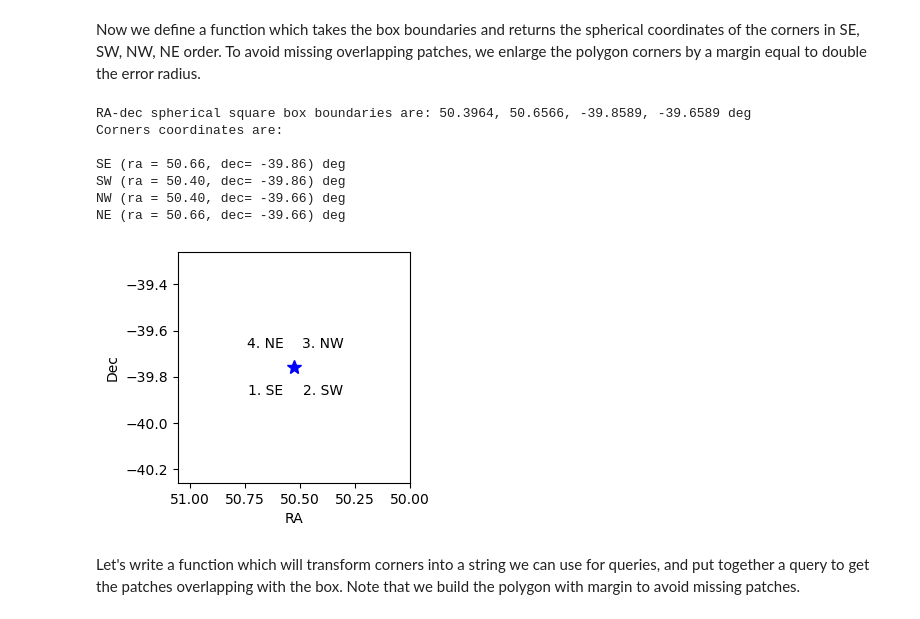
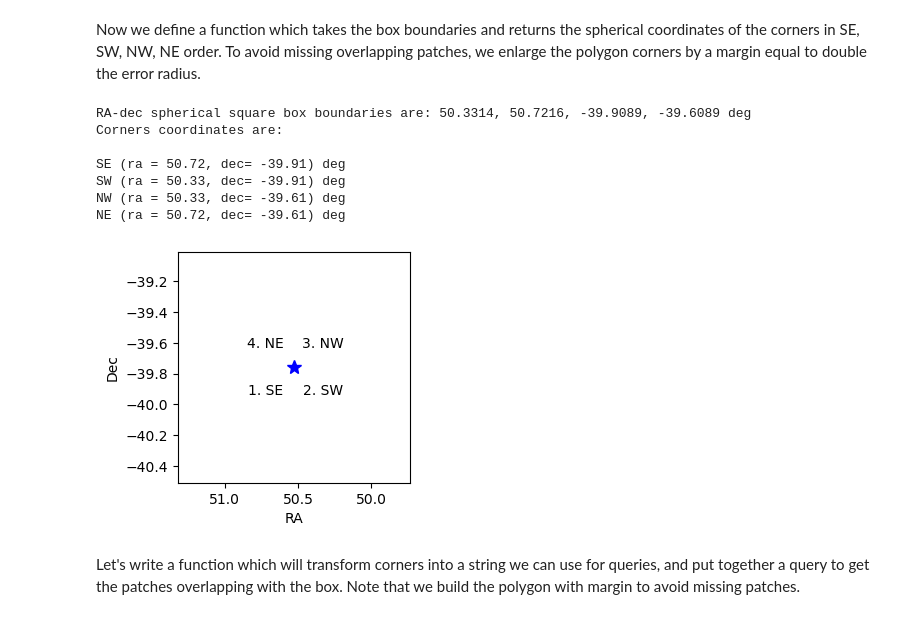
Before and after one commit to peppedilillo/notebooks, a Jupyter notebook: 250422_coadd_cutout.ipynb, the cells around one changed output. Saved outputs shown, nothing was run; the diff lists cells and outputs as text; code cells hidden in the pictures.

```diff
--- a/250422_coadd_cutout.ipynb
+++ b/250422_coadd_cutout.ipynb
@@ -15,7 +18,7 @@ butler = Butler(config, collections=collection)
 # %% [markdown]
 Let's define a cone region. I will take the error radius from the last month GCN ground notice median value. For the target coordinates I will take values from the notebook `DP02_03c`. This sky location corresponds to region at the boundary between two different patches.
 # %%
-err_radius = 0.1  # max value reached without crash on large VM is 0.19
+err_radius = .3  # max value reached without crash on large VM is 0.19
 target_ra = 50.5265
 target_dec = -39.7589
 # %% [markdown]
@@ -25,30 +28,26 @@ Now we define a function which takes the box boundaries and returns the spherica
 # %%
 import numpy as np
 
-def get_region_boundaries(ra, dec, err_radius):
+def get_square_region_boundaries(ra: float, dec: float, box_side: float):
     """
-    Returns ra_min, ra_max, dec_min, dec_max of a circular region centered
-    on ra and dec, with radius equal `err_radius`.
+    Returns ra_min, ra_max, dec_min, dec_max of a square region centered
+    on ra and dec, with box side equal `box_side`.
+    All inputs are expected in degrees.
     """
     boundaries_ra = (
-        ra - err_radius / np.cos(np.radians(dec)),
-        ra + err_radius / np.cos(np.radians(dec)),
+        ra - 0.5 * box_side / np.cos(np.radians(dec)),
+        ra + 0.5 * box_side / np.cos(np.radians(dec)),
     )
     boundaries_dec = (
-        dec - err_radius,
-        dec + err_radius,
+        dec - 0.5 * box_side,
+        dec + 0.5 * box_side,
     )
     return tuple(map(float, [*sorted(boundaries_ra), *sorted(boundaries_dec)]))
 
-def boundaries_to_polygon(ra_min, ra_max, dec_min, dec_max, margin=0):
+def boundaries_to_polygon(ra_min, ra_max, dec_min, dec_max):
     """
     Returns corners of box defined by argument in order SE, SW, NW, NE.
-    Optionally enlarges the polygon by margin.
     """
-    ra_max = ra_max + margin
-    ra_min = ra_min - margin
-    dec_max = dec_max + margin
-    dec_min = dec_min - margin
     return (
         (ra_max, dec_min),
         (ra_min, dec_min),
@@ -57,7 +56,7 @@ def boundaries_to_polygon(ra_min, ra_max, dec_min, dec_max, margin=0):
     )
 
 
-boundaries = get_region_boundaries(target_ra, target_dec, err_radius)
+boundaries = get_square_region_boundaries(target_ra, target_dec, err_radius)
 target_box_min_ra, target_box_max_ra, taget_box_min_dec, target_box_max_dec = boundaries
 print(f"RA-dec spherical square box boundaries are: {', '.join(map(lambda f: f'{f:.4f}',boundaries))} deg")
 corners = boundaries_to_polygon(*boundaries)
@@ -68,29 +67,29 @@ print(f"Corners coordinates are: \n\n{
     ))}"
 )
 # %% [output]
-RA-dec spherical square box boundaries are: 50.3964, 50.6566, -39.8589, -39.6589 deg
+RA-dec spherical square box boundaries are: 50.3314, 50.7216, -39.9089, -39.6089 deg
 Corners coordinates are:
 
-SE (ra = 50.66, dec= -39.86) deg
-SW (ra = 50.40, dec= -39.86) deg
-NW (ra = 50.40, dec= -39.66) deg
-NE (ra = 50.66, dec= -39.66) deg
+SE (ra = 50.72, dec= -39.91) deg
+SW (ra = 50.33, dec= -39.91) deg
+NW (ra = 50.33, dec= -39.61) deg
+NE (ra = 50.72, dec= -39.61) deg
 # %%
 import matplotlib.pyplot as plt
 
 fig = plt.figure(figsize=(3, 3))
 plt.plot(target_ra, target_dec, '*', ms=10, color='blue')
 clabels = ['1. SE', '2. SW', '3. NW', '4. NE']
 for corner, clabel in zip(corners, clabels):
     plt.text(corner[0], corner[1], clabel, ha='center', va='center')
 
 plt.gca().invert_xaxis()
-plt.xlim([target_box_max_ra + 4 * err_radius, target_box_min_ra - 4 * err_radius])
-plt.ylim([taget_box_min_dec - 4 * err_radius, target_box_max_dec + 4 * err_radius])
+plt.xlim([target_box_max_ra + 2 * err_radius, target_box_min_ra - 2 * err_radius])
+plt.ylim([taget_box_min_dec - 2 * err_radius, target_box_max_dec + 2 * err_radius])
 plt.xlabel('RA')
 plt.ylabel('Dec')
 plt.show()
 # %% [output]
-[figure, old version]
+[figure, new version]
 # %% [markdown]
 Let's write a function which will transform corners into a string we can use for queries, and put together a query to get the patches overlapping with the box. Note that we build the polygon with margin to avoid missing patches.
```
Also changed, not shown: parts of 13 cells of this notebook.
